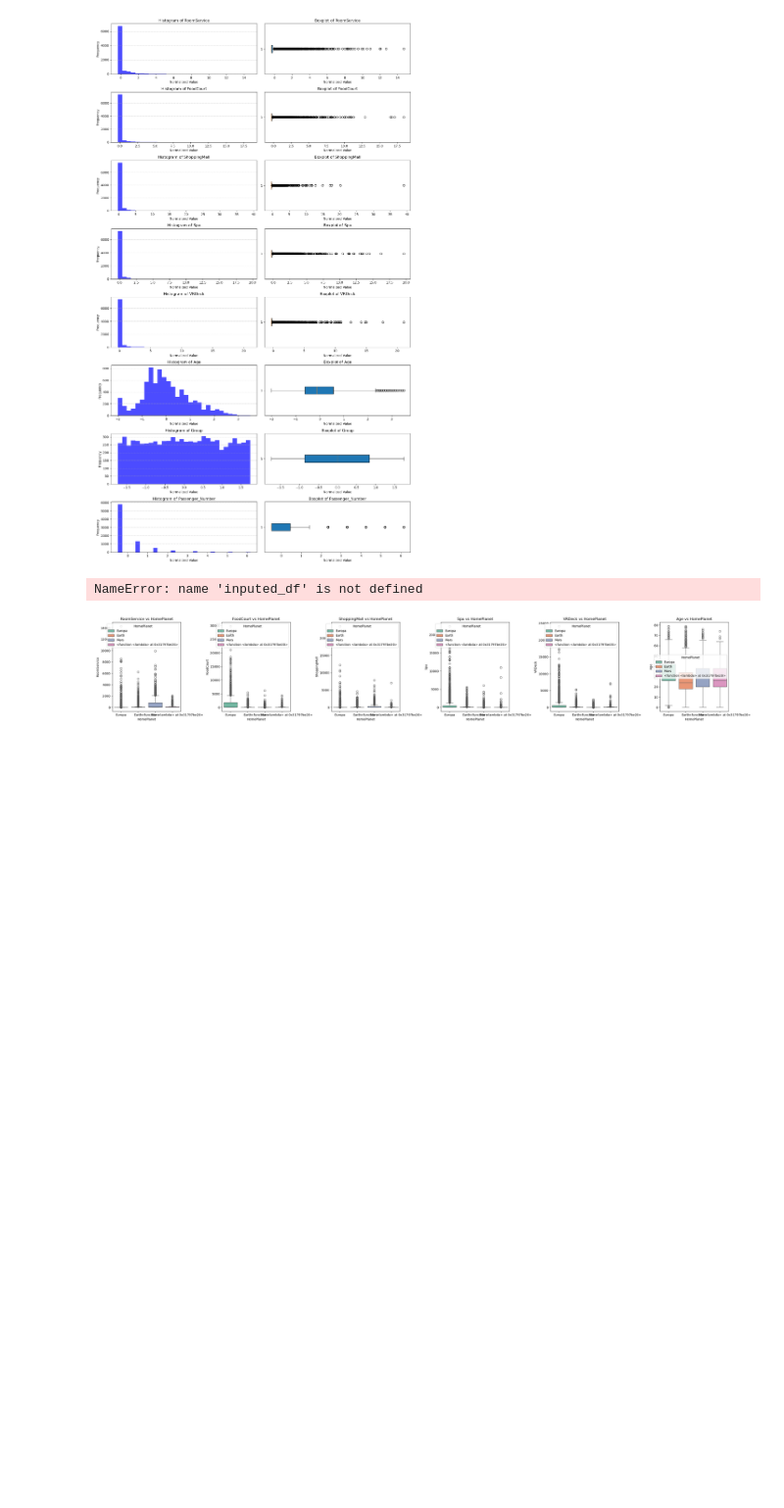
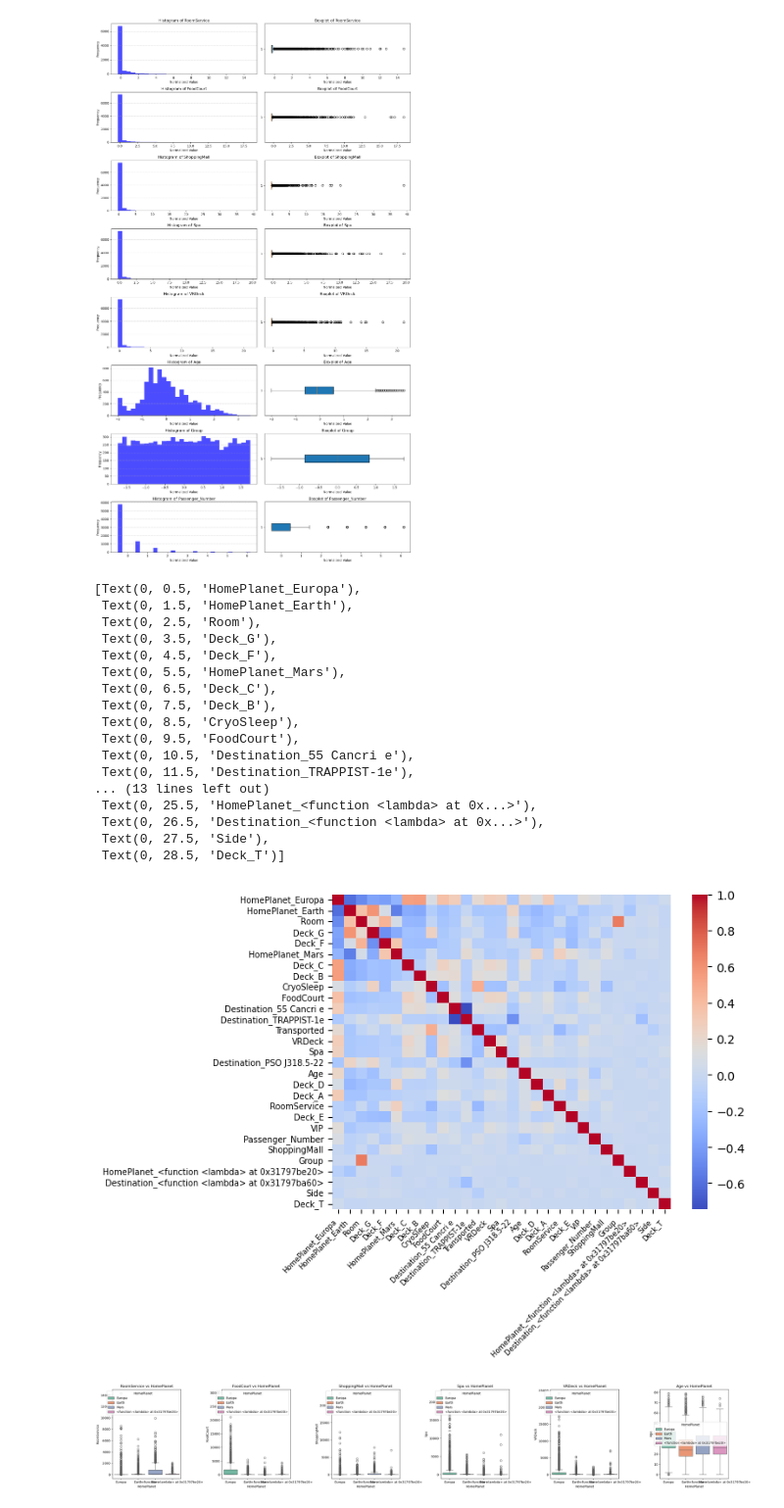
Before and after one commit to Tanyk2004/ML-finalproject, a Jupyter notebook: code.ipynb, the cells around one changed output. Shown at 98% size. Saved outputs shown, nothing was run; the diff lists cells and outputs as text; code cells hidden in the pictures; blank space fills up the shorter version.

```diff
--- a/code.ipynb
+++ b/code.ipynb
@@ -238,29 +234,37 @@ plt.show()
 # %% [output]
 [figure]
 # %%
-correlation = inputed_df.corr()
-# ax = sns.heatmap(correlation, annot=True)
+correlation = processed_df.corr()
 
 sorted_indices = correlation.abs().mean().sort_values(ascending=False).index  # Sort by average absolute correlation
 sorted_correlation = correlation.loc[sorted_indices, sorted_indices]
 
 ax = sns.heatmap(sorted_correlation, fmt=".2f", cmap="coolwarm")
 
 # Display all attributes
 ax.set_xticks(np.arange(len(sorted_correlation.columns)) + 0.5, minor=False)
 ax.set_yticks(np.arange(len(sorted_correlation.index)) + 0.5, minor=False)
 
 # Assign proper labels to all ticks
 ax.set_xticklabels(sorted_correlation.columns, fontsize=6, rotation=45, ha="right")  # Rotate x-axis labels
-ax.set_yticklabels(sorted_correlation.index, fontsize=6)
-
-# Show plot
-# plt.tight_layout()
-# plt.show()
-
-# Adjust font size for x and y tick labels
-# ax.set_xticklabels(ax.get_xticklabels(), fontsize=8)
-# ax.set_yticklabels(ax.get_yticklabels(), fontsize=8)
+ax.set_yticklabels(sorted_correlation.index, fontsize=7)
 # %% [output]
-NameError: name 'inputed_df' is not defined
+[Text(0, 0.5, 'HomePlanet_Europa'),
+ Text(0, 1.5, 'HomePlanet_Earth'),
+ Text(0, 2.5, 'Room'),
+ Text(0, 3.5, 'Deck_G'),
+ Text(0, 4.5, 'Deck_F'),
+ Text(0, 5.5, 'HomePlanet_Mars'),
+ Text(0, 6.5, 'Deck_C'),
+ Text(0, 7.5, 'Deck_B'),
+ Text(0, 8.5, 'CryoSleep'),
+ Text(0, 9.5, 'FoodCourt'),
+ Text(0, 10.5, 'Destination_55 Cancri e'),
+ Text(0, 11.5, 'Destination_TRAPPIST-1e'),
+... (13 lines left out)
+ Text(0, 25.5, 'HomePlanet_<function <lambda> at 0x...>'),
+ Text(0, 26.5, 'Destination_<function <lambda> at 0x...>'),
+ Text(0, 27.5, 'Side'),
+ Text(0, 28.5, 'Deck_T')]
+[figure, added]
 # %%
```
Also changed, not shown: parts of 11 cells of this notebook.
